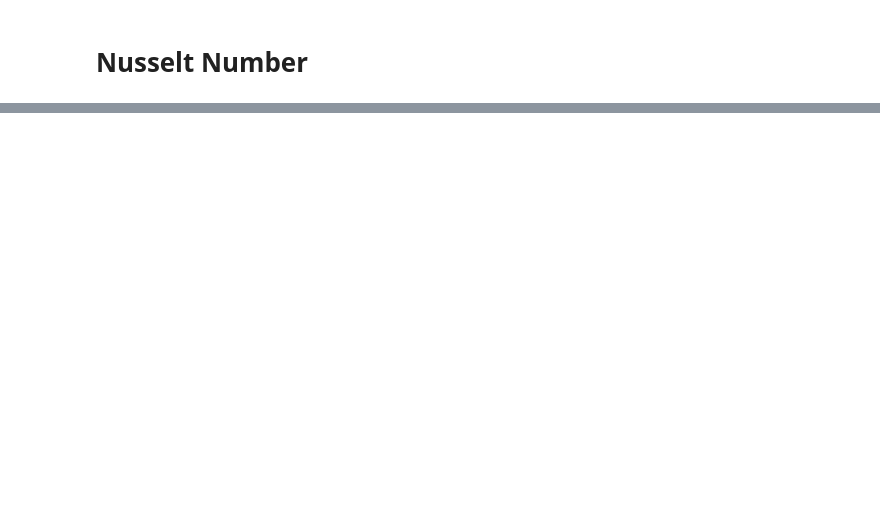
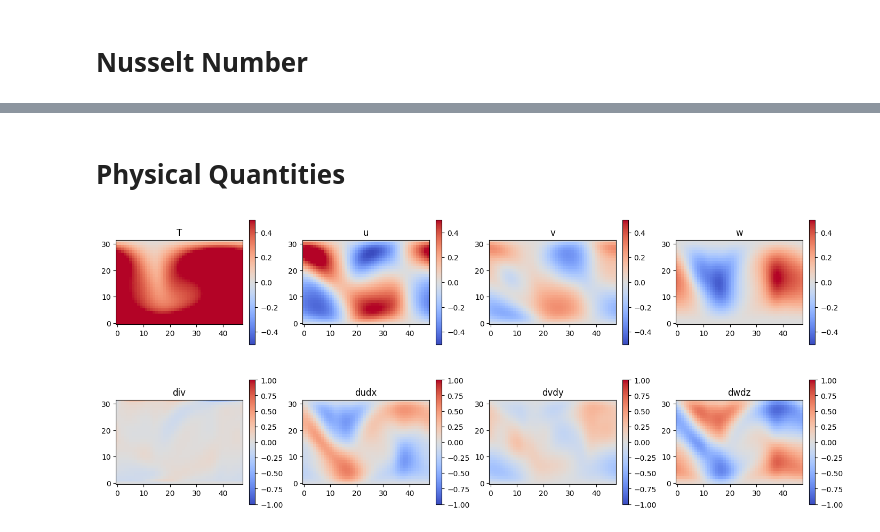
Before and after one commit to tmarkmann/RBC-PINN-Surrogate, a Jupyter notebook: notebooks/tm-2-3D-data.ipynb, the cells around one changed output, grey strips where cells are left out. Drawn from its saved outputs; the diff is of its cells as text; code cells hidden in the pictures; blank space fills up the shorter version.

Commit message:
Work on physics eval

```diff
--- a/notebooks/tm-2-3D-data.ipynb
+++ b/notebooks/tm-2-3D-data.ipynb
@@ -117,7 +112,7 @@ for split in splits:
         stds[name] = []
 
     for ra in ras:
-        path = f"/vol/cfd/rbc/3D/{split}/ra{ra}.h5"
+        path = f"{PATH}/{split}/ra{ra}.h5"
         with h5py.File(path, "r") as file:
             mean, min, max, std = mmms(file, path)
             for name in channels:
@@ -192,6 +172,6 @@ def nu(file, path):
 
 for split in splits:
     for ra in ras:
-        path = f"../data/datasets/3D/{split}/ra{ra}.h5"
+        path = f"{PATH}/{split}/ra{ra}.h5"
         with h5py.File(path, "r") as file:
             nu(file, path)
@@ -207,0 +178,2 @@ for split in splits:
+# %% [markdown]
+# Physical Quantities
@@ -207,0 +205,50 @@ for split in splits:
+# %%
+path = f"{PATH}/train/ra2500.h5"
+with h5py.File(path, "r") as file:
+    steps = file.attrs["steps"]
+    state = file["states3"][200]
+    state = torch.from_numpy(state).permute((0, 2, 1, 3))
+
+T = state[0]
+u = state[1]
+v = state[2]
+w = state[3]
+
+div, dudx, dvdy, dwdz = compute_div(state)
+
+# visualize fields and derivatives
+slice_idx = 24
+top_fields = [("T", T), ("u", u), ("v", v), ("w", w)]
+bottom_fields = [("div", div), ("dudx", dudx), ("dvdy", dvdy), ("dwdz", dwdz)]
+
+fig, axes = plt.subplots(2, 4, figsize=(14, 6), constrained_layout=True)
+for col, (name, field) in enumerate(top_fields):
+    ax = axes[0, col]
+    img = ax.imshow(
+        field[slice_idx].cpu().detach().numpy(),
+        cmap="coolwarm",
+        origin="lower",
+        vmin=-0.5,
+        vmax=0.5,
+    )
+    ax.set_title(name)
+    fig.colorbar(img, ax=ax, shrink=0.8)
+
+for col, (name, field) in enumerate(bottom_fields):
+    ax = axes[1, col]
+    if field is None:
+        ax.axis("off")
+        continue
+    img = ax.imshow(
+        field[slice_idx].cpu().detach().numpy(),
+        cmap="coolwarm",
+        origin="lower",
+        vmin=-1,
+        vmax=1,
+    )
+    ax.set_title(name)
+    fig.colorbar(img, ax=ax, shrink=0.8)
+
+plt.show()
+# %% [output]
+[figure, added]
```
Also changed, not shown: parts of 7 cells of this notebook, 15 other files.
